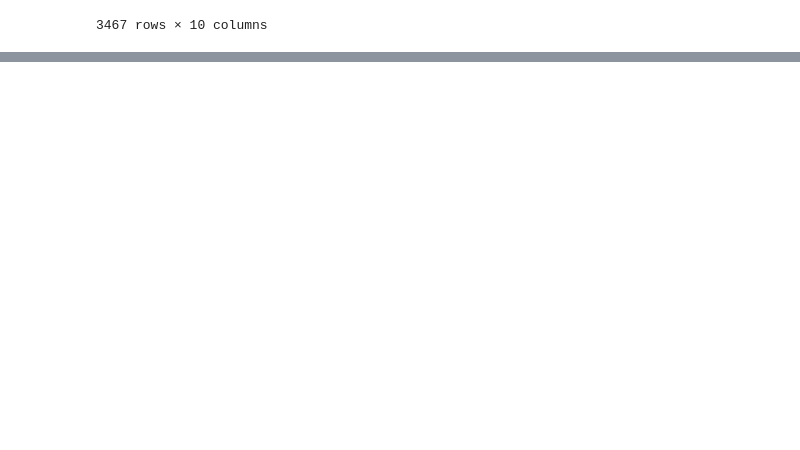
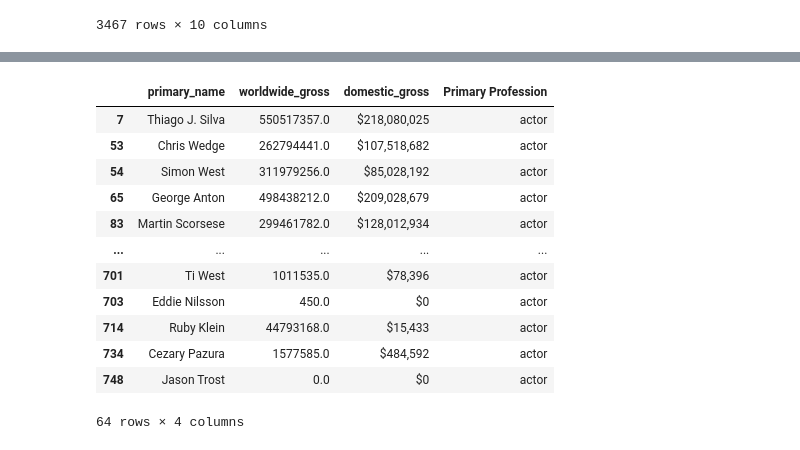
Before and after one commit to medoffc/carmijohngowalking, a Jupyter notebook: Carmi exploration.ipynb, the cells around one changed output, grey strips where cells are left out. Saved outputs shown, nothing was run; the diff lists cells and outputs as text; code cells hidden in the pictures; blank space fills up the shorter version.

```diff
--- a/Carmi exploration.ipynb
+++ b/Carmi exploration.ipynb
@@ -231,0 +305,18 @@ df2
+# %%
+b= a.loc[a['Primary Profession'] == 'actor']
+# %%
+b
+# %% [output]
+|  | primary_name | worldwide_gross | domestic_gross | Primary Profession |
+| 7 | Thiago J. Silva | 550517357.0 | $218,080,025 | actor |
+| 53 | Chris Wedge | 262794441.0 | $107,518,682 | actor |
+| 54 | Simon West | 311979256.0 | $85,028,192 | actor |
+| 65 | George Anton | 498438212.0 | $209,028,679 | actor |
+| 83 | Martin Scorsese | 299461782.0 | $128,012,934 | actor |
+| ... | ... | ... | ... | ... |
+| 701 | Ti West | 1011535.0 | $78,396 | actor |
+| 703 | Eddie Nilsson | 450.0 | $0 | actor |
+| 714 | Ruby Klein | 44793168.0 | $15,433 | actor |
+| 734 | Cezary Pazura | 1577585.0 | $484,592 | actor |
+| 748 | Jason Trost | 0.0 | $0 | actor |
+64 rows × 4 columns
```
Also changed, not shown: parts of 22 cells of this notebook.
